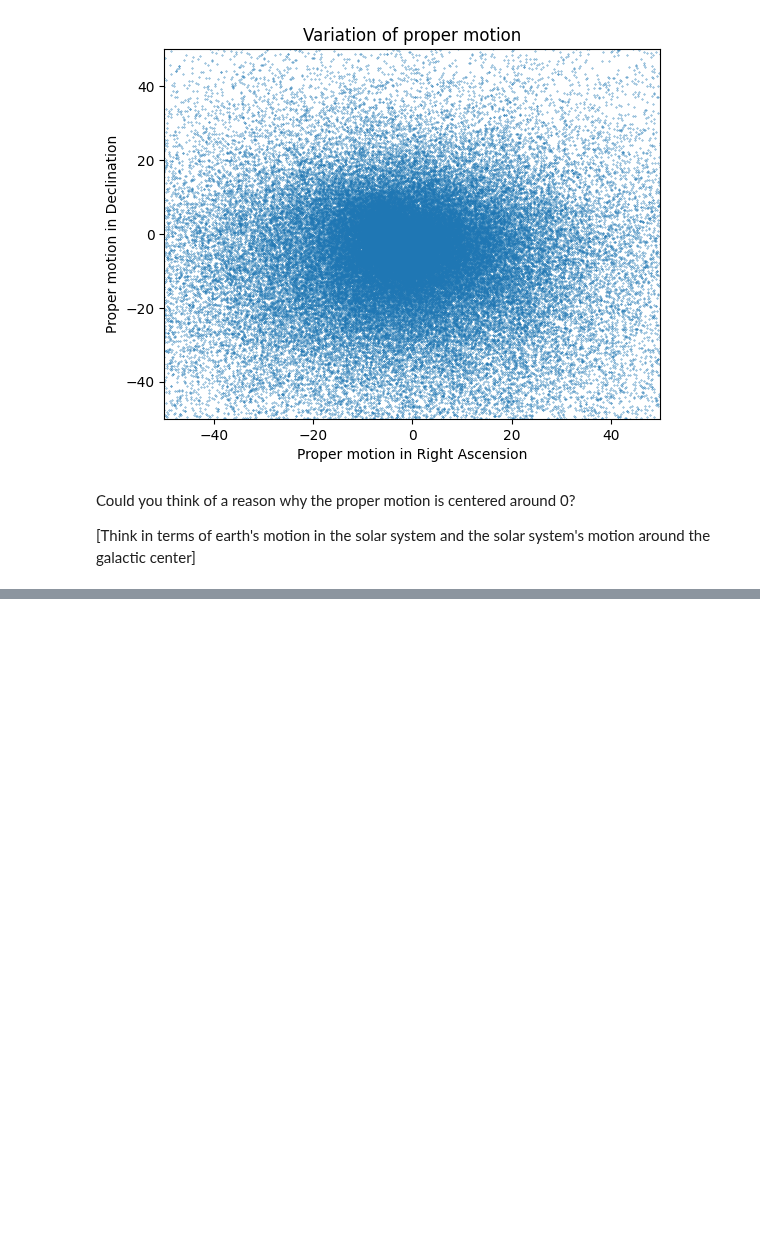
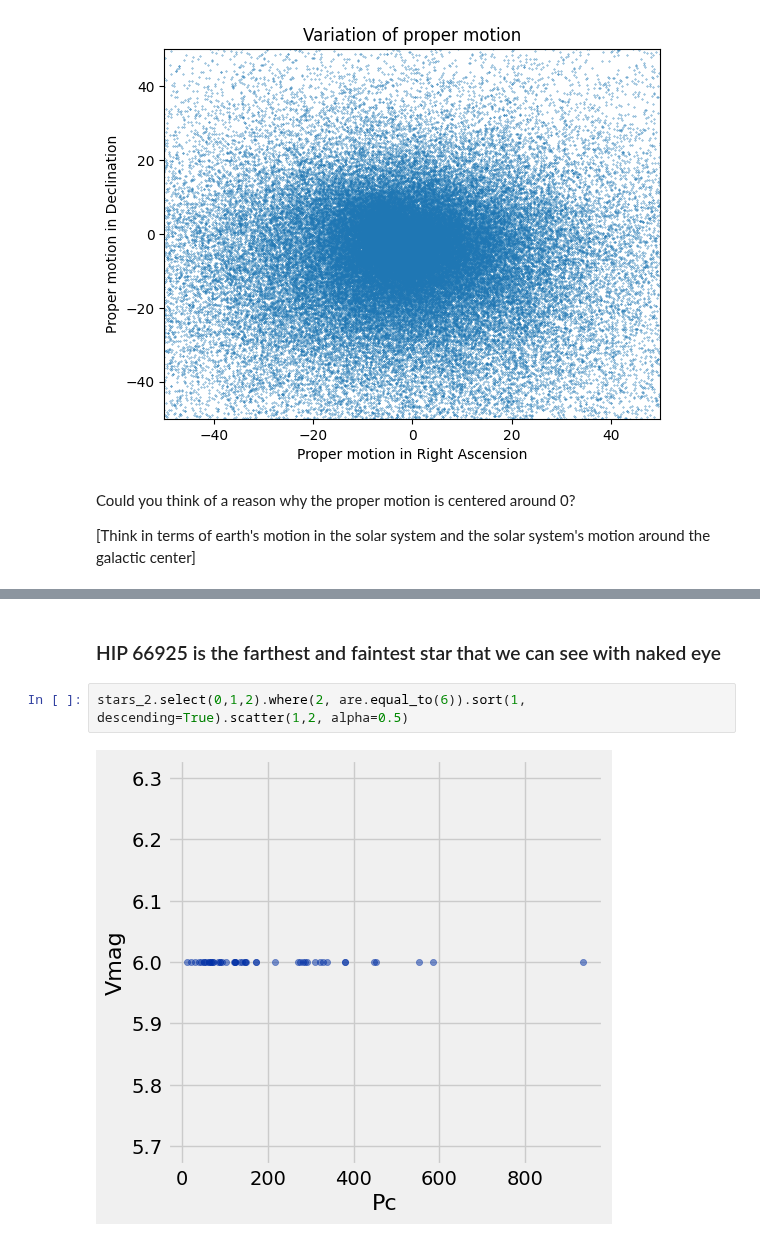
Before and after one commit to ciretorres/thesis-project, a Jupyter notebook: src/notebooks/Estadistica.ipynb, the cells around one changed output, grey strips where cells are left out. Cells and saved outputs as stored; diff of their text form; blank space fills up the shorter version.

```diff
--- a/src/notebooks/Estadistica.ipynb
+++ b/src/notebooks/Estadistica.ipynb
@@ -235,0 +715,6 @@ Could you think of a reason why the proper motion is centered around 0?
+# %% [markdown]
+### HIP 66925 is the farthest and faintest star that we can see with naked eye
+# %%
+stars_2.select(0,1,2).where(2, are.equal_to(6)).sort(1, descending=True).scatter(1,2, alpha=0.5)
+# %% [output]
+[figure, added]
```
Also changed, not shown: parts of 53 cells of this notebook.
